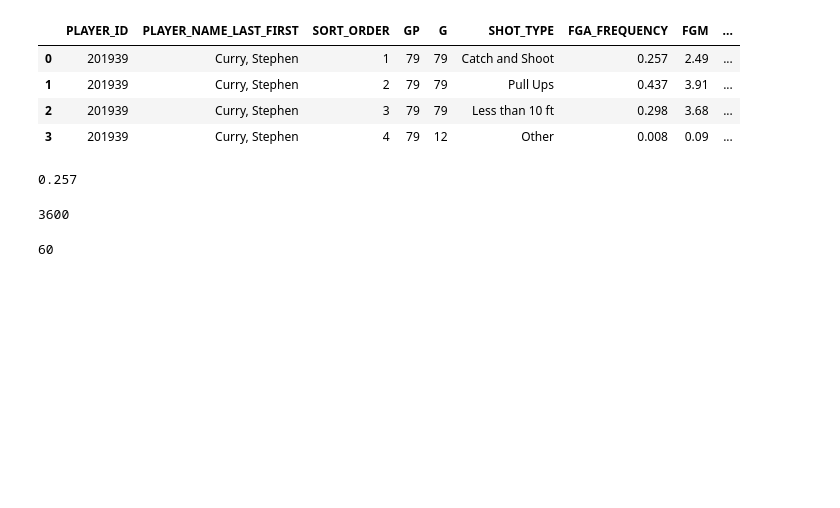
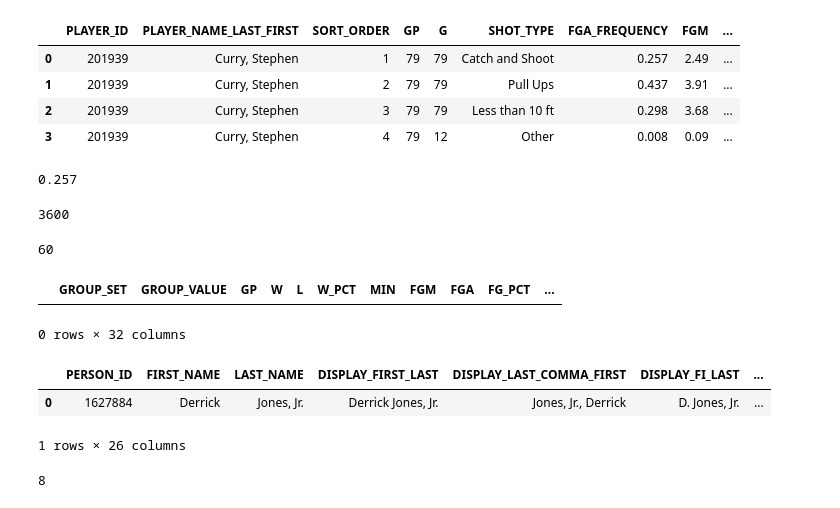
Before and after one commit to MarkDCorey/nba_player_clustering, a Jupyter notebook: nba_py.ipynb, the cells around one changed output. Cells and saved outputs as stored; diff of their text form; code cells hidden in the pictures; blank space fills up the shorter version.

```diff
--- a/nba_py.ipynb
+++ b/nba_py.ipynb
@@ -1903,0 +1906,15 @@ float(shooting.FGA_FREQUENCY[shooting.SHOT_TYPE == 'Catch and Shoot'])
+# %%
+stats
+# %% [output]
+|  | GROUP_SET | GROUP_VALUE | GP | W | L | W_PCT | MIN | FGM | FGA | FG_PCT | ... |
+0 rows × 32 columns
+# %%
+player.PlayerSummary(player_id = '1627884').info()
+# %% [output]
+|  | PERSON_ID | FIRST_NAME | LAST_NAME | DISPLAY_FIRST_LAST | DISPLAY_LAST_COMMA_FIRST | DISPLAY_FI_LAST | ... |
+| 0 | 1627884 | Derrick | Jones, Jr. | Derrick Jones, Jr. | Jones, Jr., Derrick | D. Jones, Jr. | ... |
+1 rows × 26 columns
+# %%
+len(test)
+# %% [output]
+8
```
Also changed, not shown: parts of 1 cell of this notebook, 3 other files.
